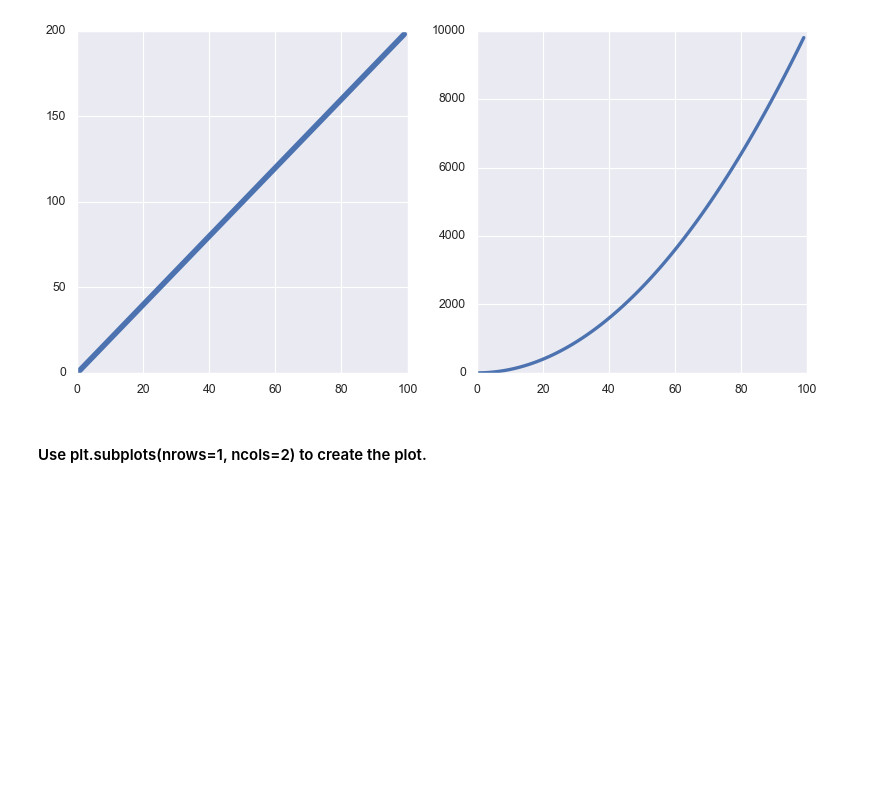
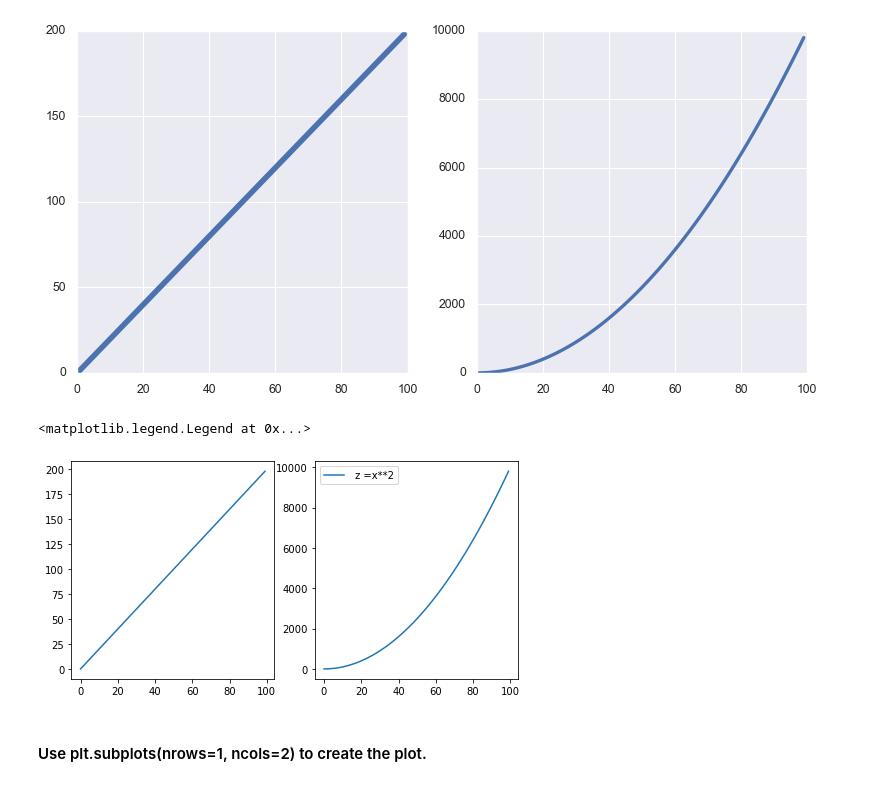
Before and after one commit to ta-data-remote/lab-matplotlib-seaborn, a Jupyter notebook: your-code/main.ipynb, the cells around one changed output. Cells and saved outputs as stored; diff of their text form; code cells hidden in the pictures; blank space fills up the shorter version.

```diff
--- a/your-code/main.ipynb
+++ b/your-code/main.ipynb
@@ -23,5 +28,16 @@ Also, play around with the linewidth and style. Use the ones you're most happy w
 # Method 1
 # %% [output]
 [figure]
+# %%
+plt.figure(figsize = (8,4))
+plt.subplot(1,2,1)
+plt.plot(x,y) #label=' y =x*2')
+#plt.legend()
+plt.subplot(1,2,2)
+plt.plot(x,z, label=' z =x**2')
+plt.legend()
+# %% [output]
+<matplotlib.legend.Legend at 0x...>
+[figure, added]
 # %% [markdown]
 #### Use plt.subplots(nrows=1, ncols=2) to create the plot.
```
Also changed, not shown: parts of 49 cells of this notebook.
